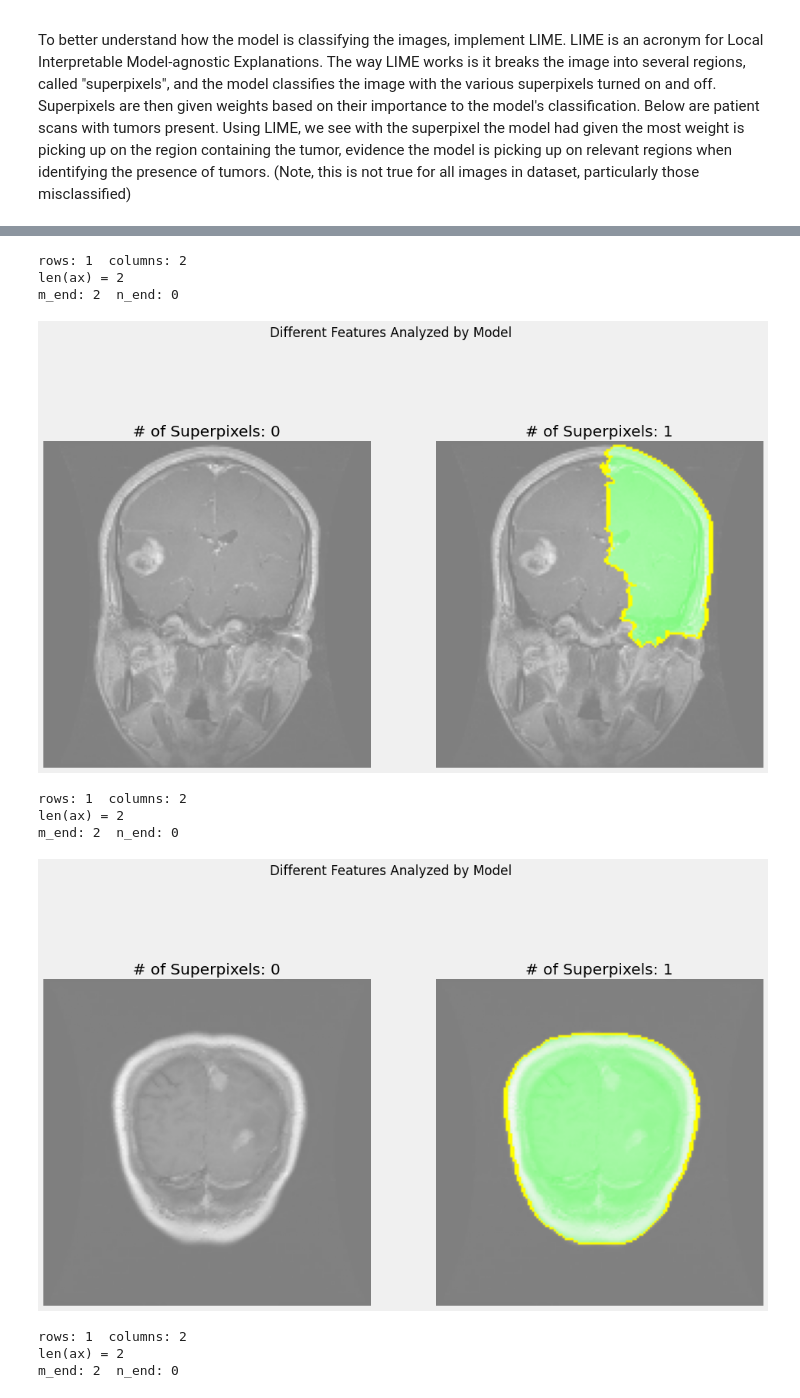
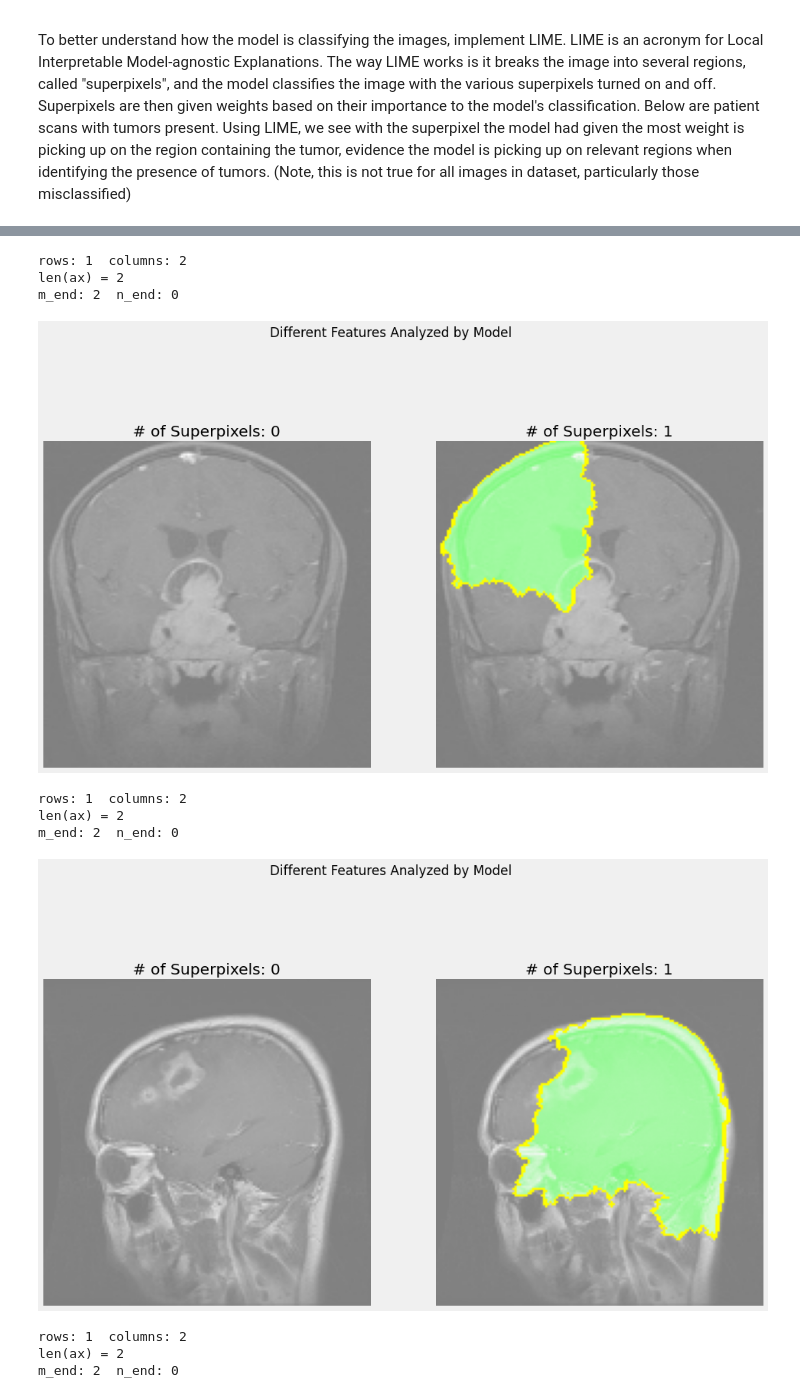
Before and after one commit to samjdedes/MRI_brain_scan_tumor_detection, a Jupyter notebook: notebooks/report/index.ipynb, the cells around one changed output, grey strips where cells are left out. Cells and saved outputs as stored; diff of their text form; code cells hidden in the pictures.

```diff
--- a/notebooks/report/index.ipynb
+++ b/notebooks/report/index.ipynb
@@ -357,19 +357,19 @@ m_end: 2  n_end: 0
 # %%
-num = 25
+num = 24
 lime_image(model, x_test[good_preds1[num]], min_superpixels=0, max_superpixels=2, path=f'../figures/tumor_correct[{num}]', figsize=(15,10))
 # %% [output]
 rows: 1  columns: 2
 len(ax) = 2
 m_end: 2  n_end: 0
-[figure, old version]
+[figure, new version]
 # %%
-num = 26
+num = 27
 lime_image(model, x_test[good_preds1[num]], min_superpixels=0, max_superpixels=2, path=f'../figures/tumor_correct[{num}]', figsize=(15,10))
 # %% [output]
 rows: 1  columns: 2
 len(ax) = 2
 m_end: 2  n_end: 0
-[figure, old version]
+[figure, new version]
 # %%
 num = 28
 lime_image(model, x_test[good_preds1[num]], min_superpixels=0, max_superpixels=2, path=f'../figures/tumor_correct[{num}]', figsize=(15,10))
```
Also changed, not shown: parts of 10 cells of this notebook.
